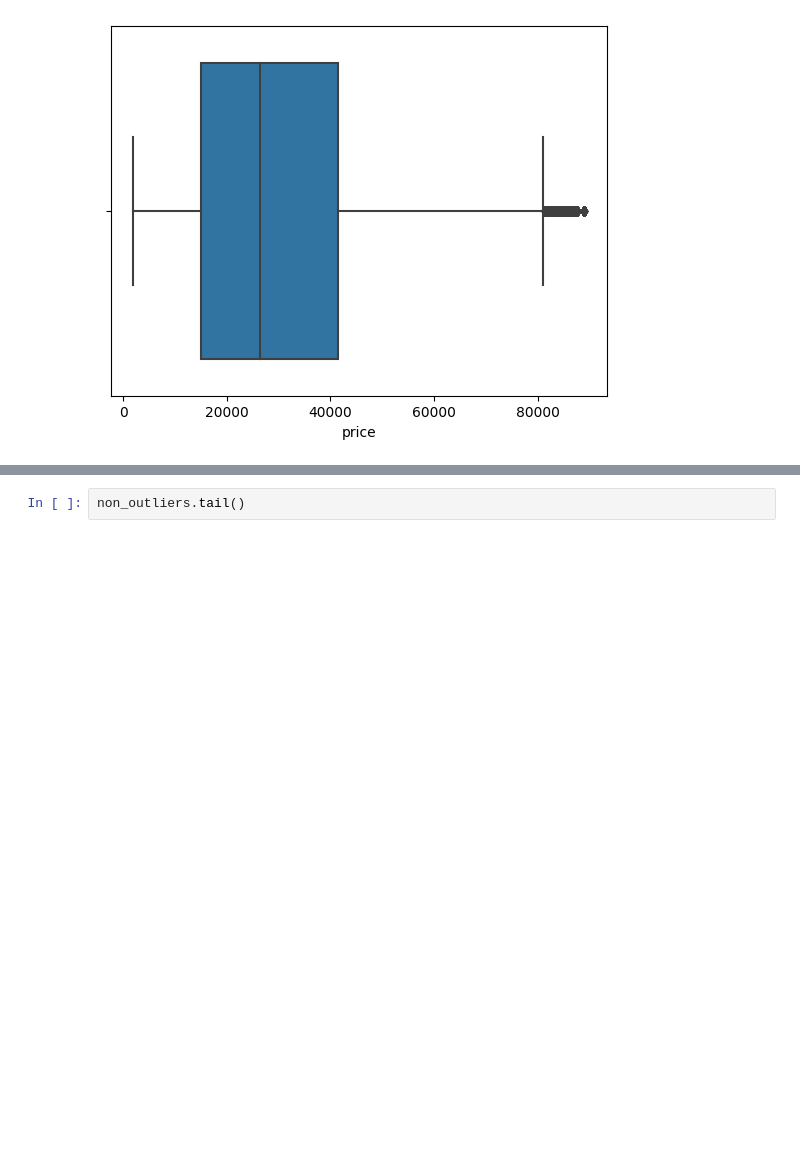
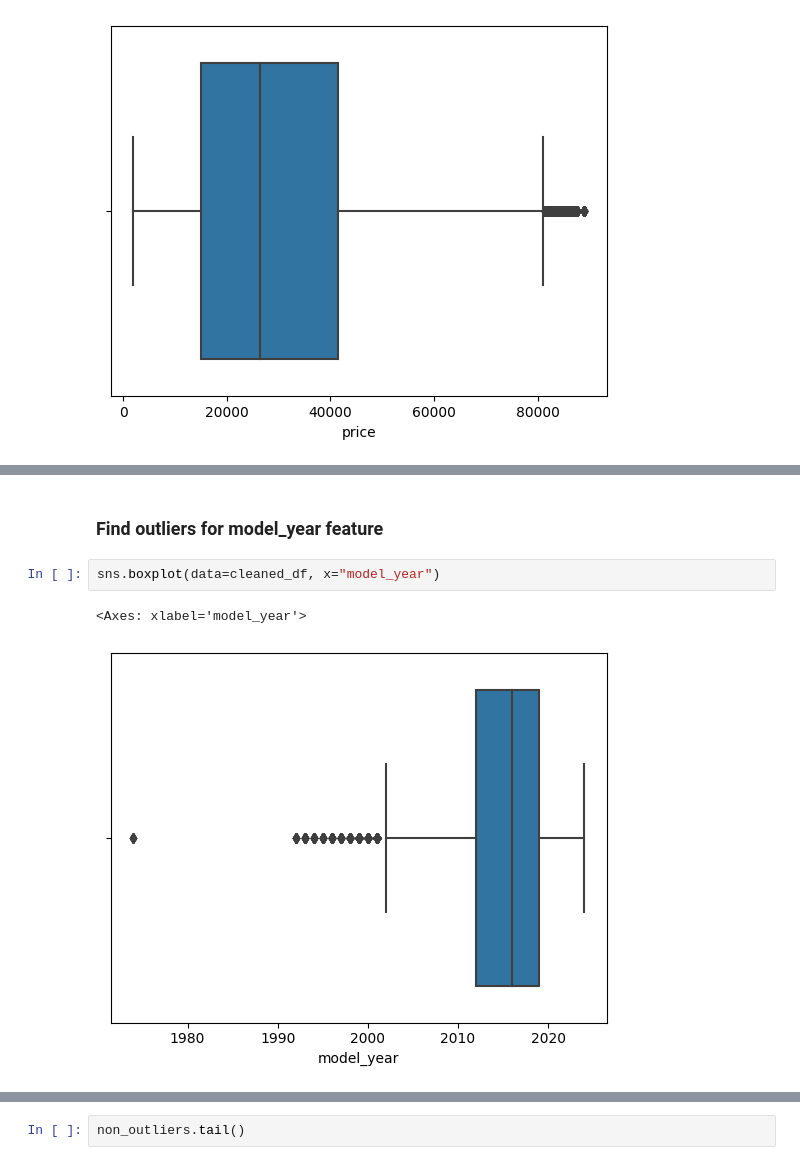
Before and after one commit to SiegfredLorelle/kagglex-car-price-prediction, a Jupyter notebook: kagglex-car-price.ipynb, the cells around one changed output, grey strips where cells are left out. Saved outputs shown, nothing was run; the diff lists cells and outputs as text; blank space fills up the shorter version.

```diff
--- a/kagglex-car-price.ipynb
+++ b/kagglex-car-price.ipynb
@@ -970,0 +995,7 @@ Name: price, dtype: float64
+# %% [markdown]
+### Find outliers for model_year feature
+# %%
+sns.boxplot(data=cleaned_df, x="model_year")
+# %% [output]
+<Axes: xlabel='model_year'>
+[figure, added]
```
Also changed, not shown: parts of 47 cells of this notebook.
